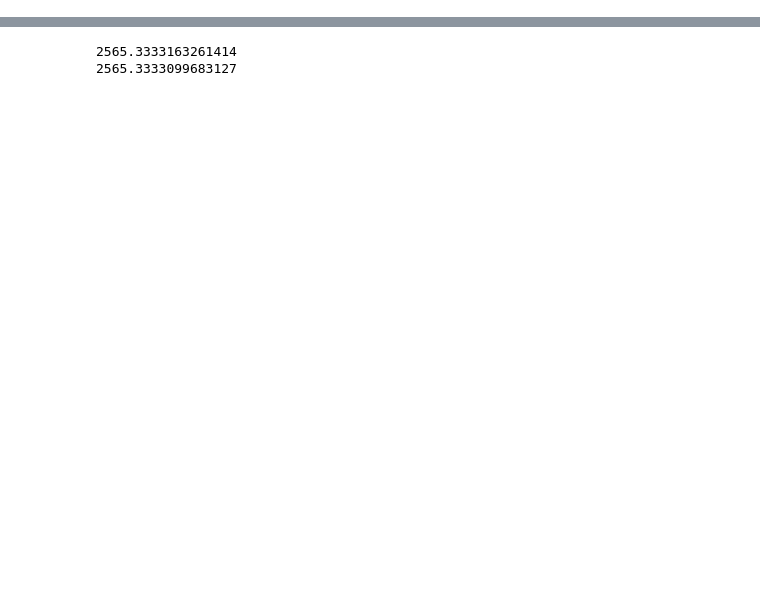
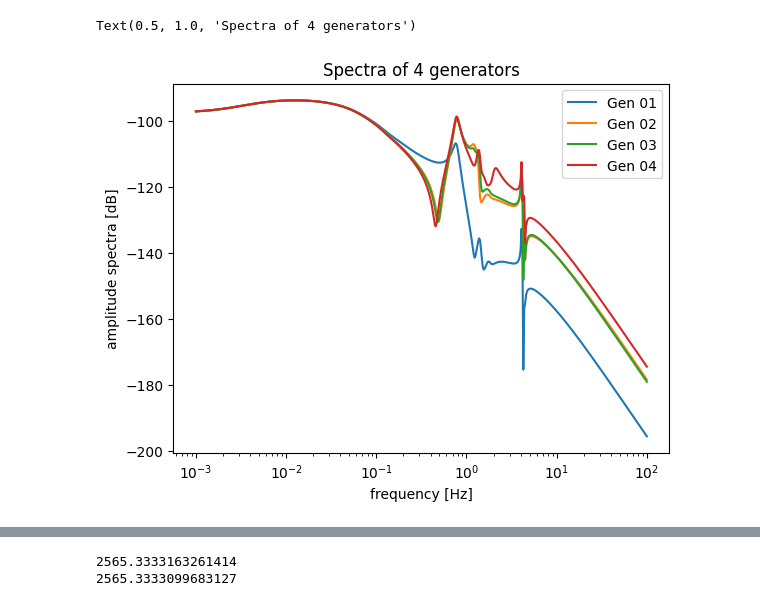
Before and after one commit to Ale20BruMalaussen/ai-pf, a Jupyter notebook: file analyzer.ipynb, the cells around one changed output, grey strips where cells are left out. Saved outputs shown, nothing was run; the diff lists cells and outputs as text; code cells hidden in the pictures; blank space fills up the shorter version.

```diff
--- a/file analyzer.ipynb
+++ b/file analyzer.ipynb
@@ -4,3 +4,17 @@ import json
 from matplotlib import pyplot as plt
 from scipy.signal import welch
 import os
+# %%
+folder = r'C:\Users\aless\Desktop\uni\Ai_stable_power\repository\ai-pf\example.npz'
+data = np.load(folder)
+# %%
+index = [x for x in range(len(data['var_names'])) if '.xspeed' in data['var_names'][x]]
+# %%
+plt.semilogx(data['F'],20*np.log10(data['TF'][0,:,index[0:4]].transpose()))
+plt.legend(['Gen 01', 'Gen 02', 'Gen 03', 'Gen 04'])
+plt.xlabel('frequency [Hz]')
+plt.ylabel('amplitude spectra [dB]')
+plt.title('Spectra of 4 generators')
+# %% [output]
+Text(0.5, 1.0, 'Spectra of 4 generators')
+[figure, added]
```
Also changed, not shown: parts of 5 cells of this notebook, 3 other files.
